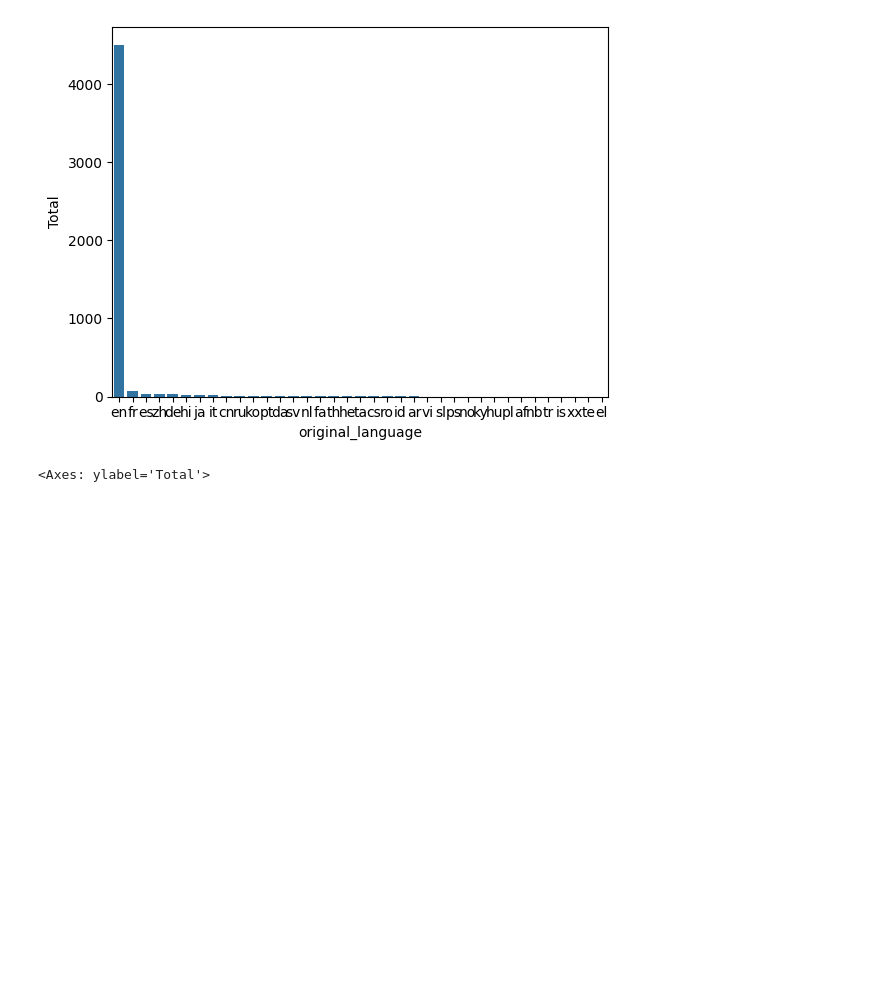
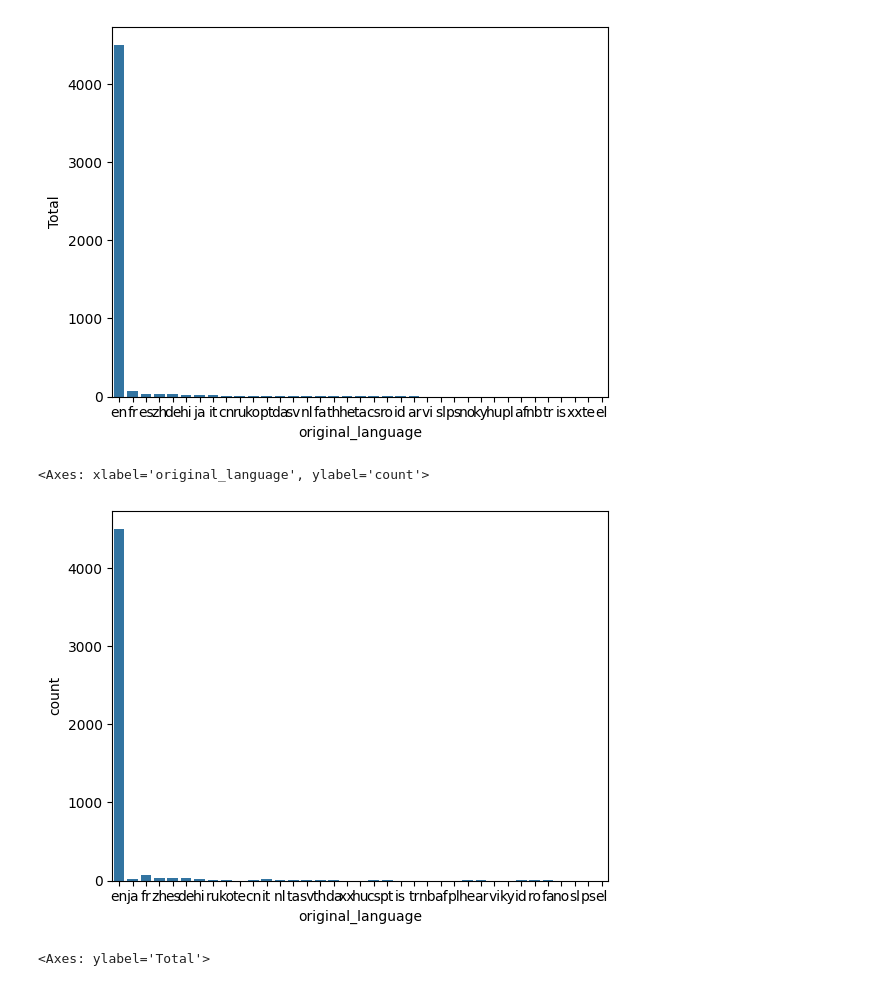
Before and after one commit to AntonioMori/Data-Science-Explorando-e-analisando-dados-, a Jupyter notebook: codigo.ipynb, the cells around one changed output. Cells and saved outputs as stored; diff of their text form; code cells hidden in the pictures; blank space fills up the shorter version.

Commit message:
aula 4 finalizada
adição de plotagem em barplot e count plot pelo seaborn

```diff
--- a/codigo.ipynb
+++ b/codigo.ipynb
@@ -141,6 +141,12 @@ plt.title("")
 plt.show()
 # %% [output]
 [figure]
+# %%
+sns.countplot(data=tmdb, x="original_language")
+#mesmo jeito porém utilizando já a função do seaborn chamada CountPlot
+# %% [output]
+<Axes: xlabel='original_language', ylabel='count'>
+[figure, added]
 # %%
 #Como plotar um gráfico tipo pizza
 contagem_de_linguas.plot(kind="pie",y= "Total",labels=contagem_de_linguas["original_language"])
```
Also changed, not shown: parts of 5 cells of this notebook.
